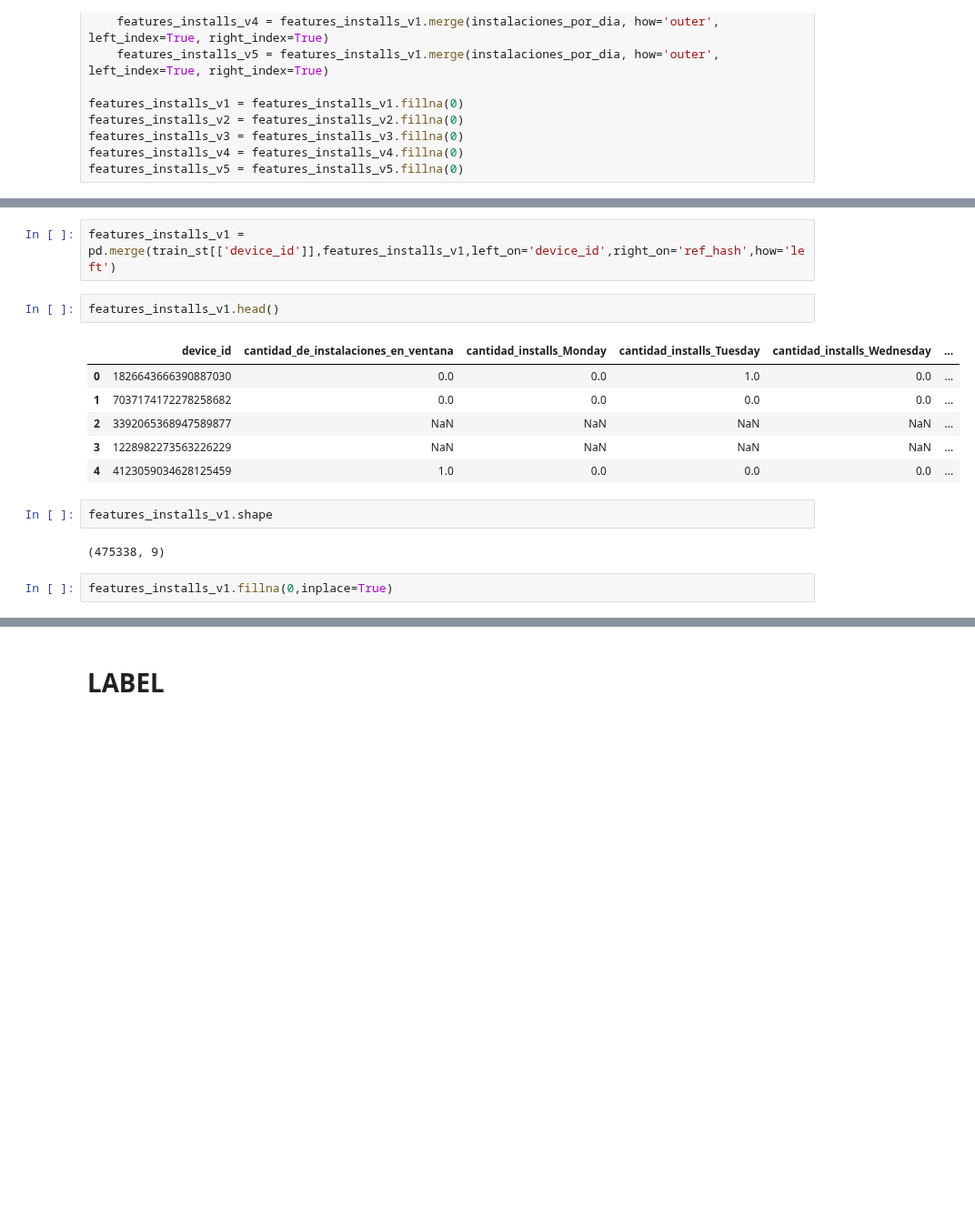
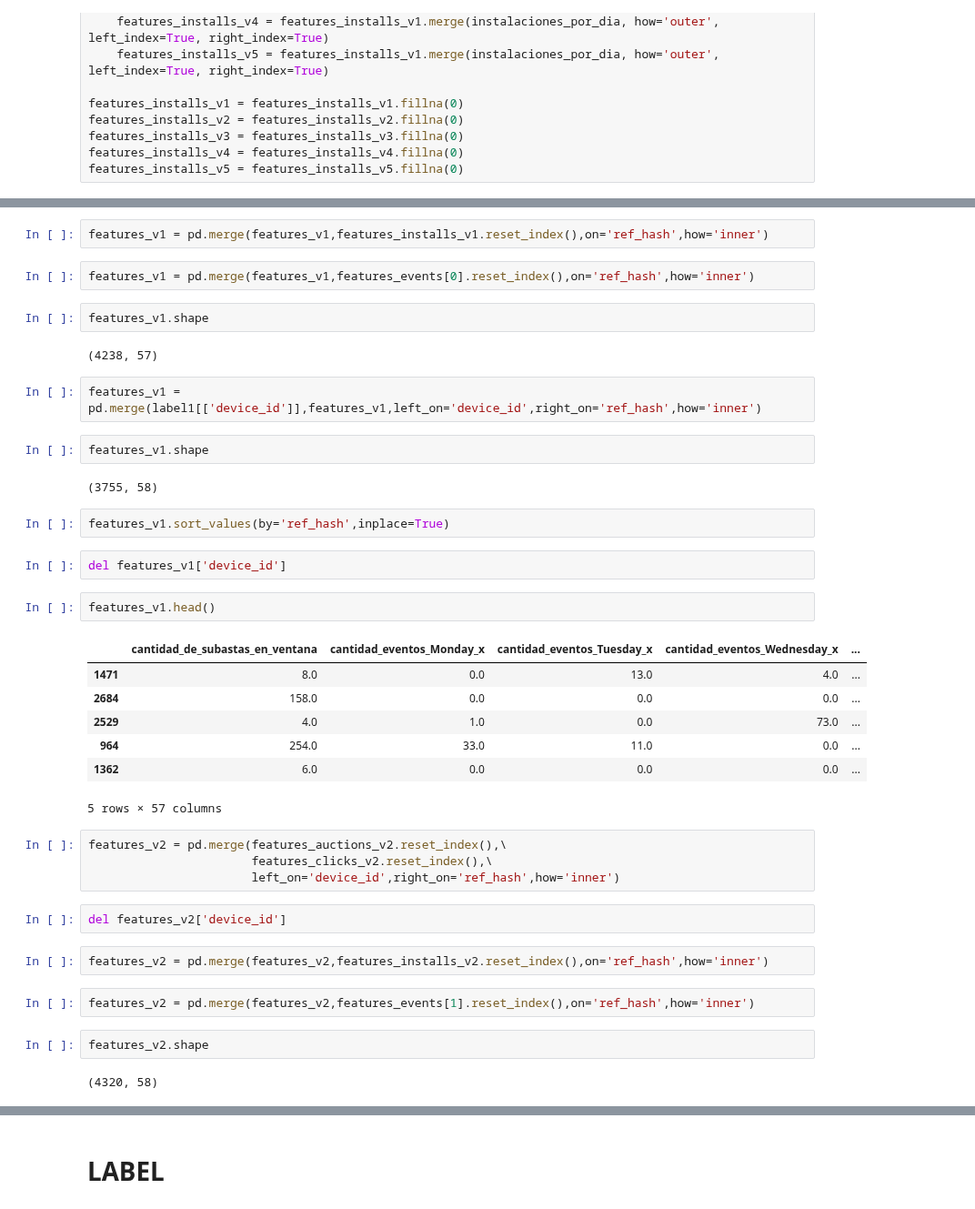
Before and after one commit to alepenaa94/Datos_2019_tp2, a Jupyter notebook: Algoritmos_ML/pruebaASD.ipynb, the cells around one changed output, grey strips where cells are left out. Shown at 91% size. Saved outputs shown, nothing was run; the diff lists cells and outputs as text; blank space fills up the shorter version.

```diff
--- a/Algoritmos_ML/pruebaASD.ipynb
+++ b/Algoritmos_ML/pruebaASD.ipynb
@@ -372,17 +235,42 @@ features_installs_v5 = features_installs_v5.fillna(0)
+# %%
+features_v1 = pd.merge(features_v1,features_installs_v1.reset_index(),on='ref_hash',how='inner')
+# %%
+features_v1 = pd.merge(features_v1,features_events[0].reset_index(),on='ref_hash',how='inner')
+# %%
+features_v1.shape
+# %% [output]
+(4238, 57)
 # %%
-features_installs_v1 = pd.merge(train_st[['device_id']],features_installs_v1,left_on='device_id',right_on='ref_hash',how='left')
+features_v1 = pd.merge(label1[['device_id']],features_v1,left_on='device_id',right_on='ref_hash',how='inner')
+# %%
+features_v1.shape
+# %% [output]
+(3755, 58)
+# %%
+features_v1.sort_values(by='ref_hash',inplace=True)
+# %%
+del features_v1['device_id']
 # %%
-features_installs_v1.head()
+features_v1.head()
 # %% [output]
-|  | device_id | cantidad_de_instalaciones_en_ventana | cantidad_installs_Monday | cantidad_installs_Tuesday | cantidad_installs_Wednesday | ... |
-| 0 | 1826643666390887030 | 0.0 | 0.0 | 1.0 | 0.0 | ... |
-| 1 | 7037174172278258682 | 0.0 | 0.0 | 0.0 | 0.0 | ... |
-| 2 | 3392065368947589877 | NaN | NaN | NaN | NaN | ... |
-| 3 | 1228982273563226229 | NaN | NaN | NaN | NaN | ... |
-| 4 | 4123059034628125459 | 1.0 | 0.0 | 0.0 | 0.0 | ... |
+|  | cantidad_de_subastas_en_ventana | cantidad_eventos_Monday_x | cantidad_eventos_Tuesday_x | cantidad_eventos_Wednesday_x | ... |
+| 1471 | 8.0 | 0.0 | 13.0 | 4.0 | ... |
+| 2684 | 158.0 | 0.0 | 0.0 | 0.0 | ... |
+| 2529 | 4.0 | 1.0 | 0.0 | 73.0 | ... |
+| 964 | 254.0 | 33.0 | 11.0 | 0.0 | ... |
+| 1362 | 6.0 | 0.0 | 0.0 | 0.0 | ... |
+5 rows × 57 columns
+# %%
+features_v2 = pd.merge(features_auctions_v2.reset_index(),\
+                       features_clicks_v2.reset_index(),\
+                       left_on='device_id',right_on='ref_hash',how='inner')
+# %%
+del features_v2['device_id']
+# %%
+features_v2 = pd.merge(features_v2,features_installs_v2.reset_index(),on='ref_hash',how='inner')
+# %%
+features_v2 = pd.merge(features_v2,features_events[1].reset_index(),on='ref_hash',how='inner')
 # %%
-features_installs_v1.shape
+features_v2.shape
 # %% [output]
-(475338, 9)
+(4320, 58)
-# %%
-features_installs_v1.fillna(0,inplace=True)
```
Also changed, not shown: parts of 62 cells of this notebook.
